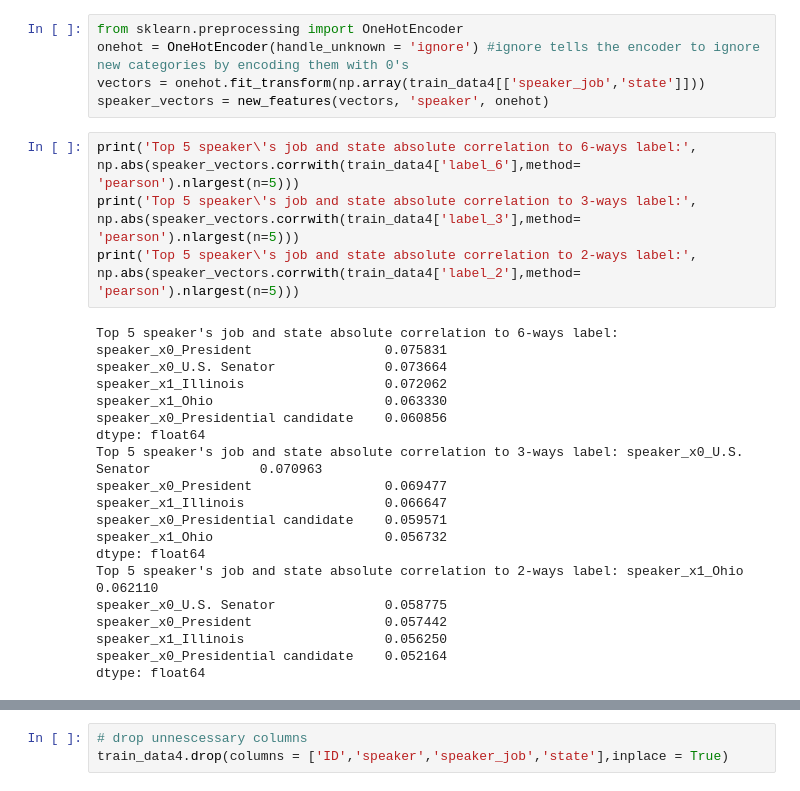
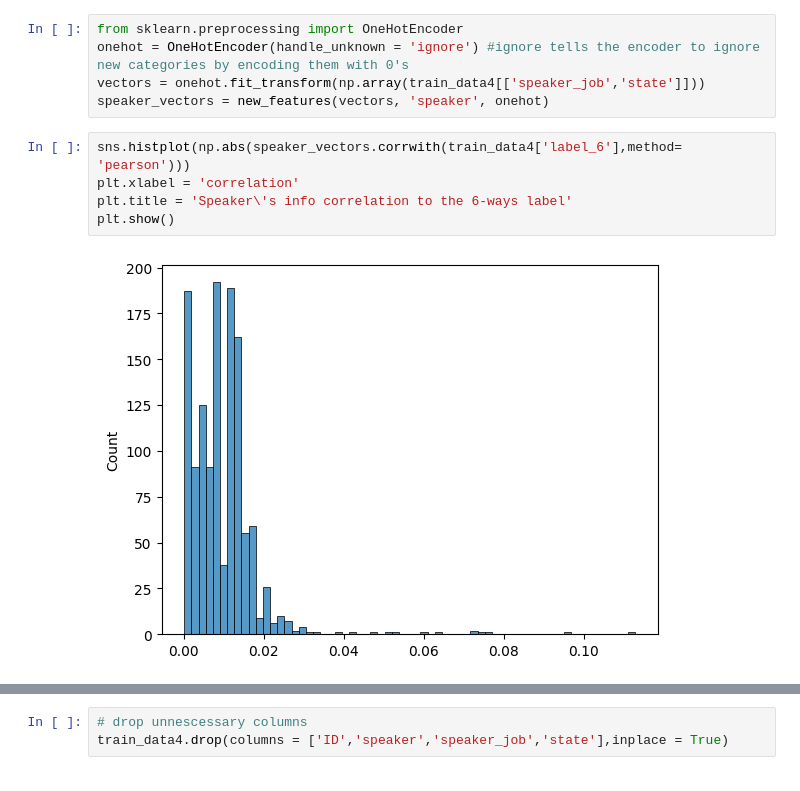
Before and after one commit to TanatPi/ESWD-Term-Project, a Jupyter notebook: true-false-news-classification-eswd-term-project.ipynb, the cells around one changed output, grey strips where cells are left out. Drawn from its saved outputs; the diff is of its cells as text.

```diff
--- a/true-false-news-classification-eswd-term-project.ipynb
+++ b/true-false-news-classification-eswd-term-project.ipynb
@@ -425,26 +446,10 @@ from sklearn.preprocessing import OneHotEncoder
 onehot = OneHotEncoder(handle_unknown = 'ignore') #ignore tells the encoder to ignore new categories by encoding them with 0's
 vectors = onehot.fit_transform(np.array(train_data4[['speaker_job','state']]))
 speaker_vectors = new_features(vectors, 'speaker', onehot)
-# %%
-print('Top 5 speaker\'s job and state absolute correlation to 6-ways label:', np.abs(speaker_vectors.corrwith(train_data4['label_6'],method= 'pearson').nlargest(n=5)))
-print('Top 5 speaker\'s job and state absolute correlation to 3-ways label:', np.abs(speaker_vectors.corrwith(train_data4['label_3'],method= 'pearson').nlargest(n=5)))
-print('Top 5 speaker\'s job and state absolute correlation to 2-ways label:', np.abs(speaker_vectors.corrwith(train_data4['label_2'],method= 'pearson').nlargest(n=5)))
-# %% [output]
-Top 5 speaker's job and state absolute correlation to 6-ways label: speaker_x0_President                 0.075831
-speaker_x0_U.S. Senator              0.073664
-speaker_x1_Illinois                  0.072062
-speaker_x1_Ohio                      0.063330
-speaker_x0_Presidential candidate    0.060856
-dtype: float64
-Top 5 speaker's job and state absolute correlation to 3-ways label: speaker_x0_U.S. Senator              0.070963
-speaker_x0_President                 0.069477
-speaker_x1_Illinois                  0.066647
-speaker_x0_Presidential candidate    0.059571
-speaker_x1_Ohio                      0.056732
-dtype: float64
-Top 5 speaker's job and state absolute correlation to 2-ways label: speaker_x1_Ohio                      0.062110
-speaker_x0_U.S. Senator              0.058775
-speaker_x0_President                 0.057442
-speaker_x1_Illinois                  0.056250
-speaker_x0_Presidential candidate    0.052164
-dtype: float64
+# %%
+sns.histplot(np.abs(speaker_vectors.corrwith(train_data4['label_6'],method= 'pearson')))
+plt.xlabel = 'correlation'
+plt.title = 'Speaker\'s info correlation to the 6-ways label'
+plt.show()
+# %% [output]
+[figure, added]
```
Also changed, not shown: parts of 22 cells of this notebook.
